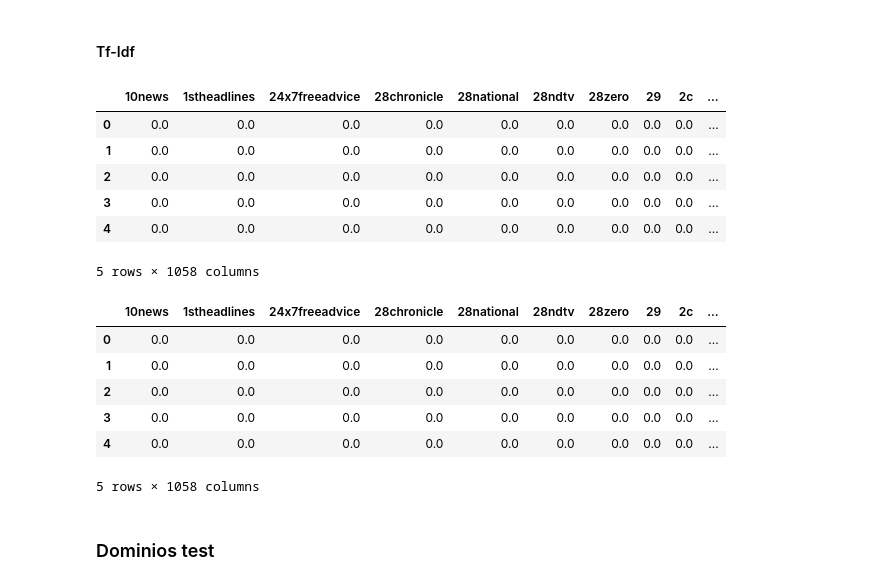
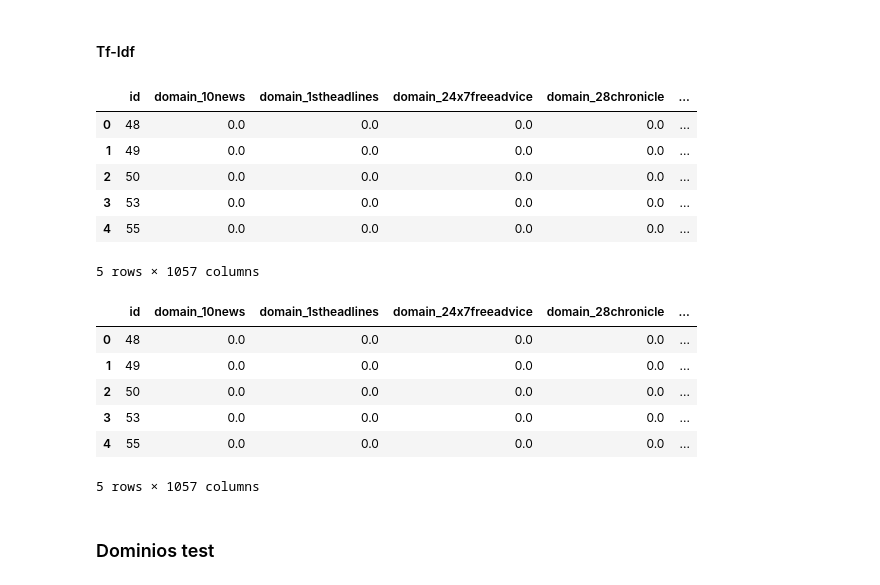
Before and after one commit to anichucai/7506-Datos-datos-tp2, a Jupyter notebook: Features.ipynb, the cells around one changed output. Saved outputs shown, nothing was run; the diff lists cells and outputs as text; code cells hidden in the pictures.

```diff
--- a/Features.ipynb
+++ b/Features.ipynb
@@ -1629,7 +1582,7 @@ https://pandas.pydata.org/pandas-docs/stable/indexing.html#deprecate-loc-reindex
 # %% [markdown]
 ### Dominios train
 # %%
-bow_domain_train_index = links_train['links_domain_str'].dropna().index
+domain_train_index = links_train['links_domain_str'].dropna().index
 corpus = list(links_train['links_domain_str'].dropna())
 # %% [markdown]
 #### BOW
@@ -1659,25 +1613,31 @@ df_bow_domain_train.head()
 # %%
 # Without Smoothing:
 
 tf_idf_vec = TfidfVectorizer(use_idf=True,
                         smooth_idf=False,
                         ngram_range=(1,1),stop_words='english') # to use only  bigrams ngram_range=(2,2)
 #transform
 tf_idf_data = tf_idf_vec.fit_transform(corpus)
 
 #create dataframe
-df_tf_idf_domain_train=pd.DataFrame(tf_idf_data.toarray(),columns=tf_idf_vec.get_feature_names())
-df_tf_idf_domain_train.set_index(bow_domain_train_index)
+
+df_tf_idf_domain_train_cols = ["domain_" + c for c in tf_idf_vec.get_feature_names()]
+df_tf_idf_domain_train=pd.DataFrame(tf_idf_data.toarray(),columns=df_tf_idf_domain_train_cols)
+df_tf_idf_domain_train = df_tf_idf_domain_train.set_index(domain_train_index)
+df_tf_idf_domain_train = df_tf_idf_domain_train.reset_index()
+
+del df_tf_idf_domain_train["domain_www"]
+del df_tf_idf_domain_train["domain_com"]
 
 df_tf_idf_domain_train.head()
 # %% [output]
-|  | 10news | 1stheadlines | 24x7freeadvice | 28chronicle | 28national | 28ndtv | 28zero | 29 | 2c | ... |
-| 0 | 0.0 | 0.0 | 0.0 | 0.0 | 0.0 | 0.0 | 0.0 | 0.0 | 0.0 | ... |
-| 1 | 0.0 | 0.0 | 0.0 | 0.0 | 0.0 | 0.0 | 0.0 | 0.0 | 0.0 | ... |
-| 2 | 0.0 | 0.0 | 0.0 | 0.0 | 0.0 | 0.0 | 0.0 | 0.0 | 0.0 | ... |
-| 3 | 0.0 | 0.0 | 0.0 | 0.0 | 0.0 | 0.0 | 0.0 | 0.0 | 0.0 | ... |
-| 4 | 0.0 | 0.0 | 0.0 | 0.0 | 0.0 | 0.0 | 0.0 | 0.0 | 0.0 | ... |
+|  | id | domain_10news | domain_1stheadlines | domain_24x7freeadvice | domain_28chronicle | ... |
+| 0 | 48 | 0.0 | 0.0 | 0.0 | 0.0 | ... |
+| 1 | 49 | 0.0 | 0.0 | 0.0 | 0.0 | ... |
+| 2 | 50 | 0.0 | 0.0 | 0.0 | 0.0 | ... |
+| 3 | 53 | 0.0 | 0.0 | 0.0 | 0.0 | ... |
+| 4 | 55 | 0.0 | 0.0 | 0.0 | 0.0 | ... |
-5 rows × 1058 columns
+5 rows × 1057 columns
 # %%
 # With Smoothing:
 
@@ -1688,18 +1648,24 @@ tf_idf_vec = TfidfVectorizer(use_idf=True,
 tf_idf_data = tf_idf_vec.fit_transform(corpus)
 
 #create dataframe
-df_tf_idf_smooth_domain_train=pd.DataFrame(tf_idf_data.toarray(),columns=tf_idf_vec.get_feature_names())
-df_tf_idf_smooth_domain_train.set_index(bow_domain_train_index)
+
+df_tf_idf_smooth_domain_train_cols = ["domain_" + c for c in tf_idf_vec.get_feature_names()]
+df_tf_idf_smooth_domain_train=pd.DataFrame(tf_idf_data.toarray(),columns=df_tf_idf_domain_train_cols)
+df_tf_idf_smooth_domain_train = df_tf_idf_smooth_domain_train.set_index(domain_train_index)
+df_tf_idf_smooth_domain_train = df_tf_idf_smooth_domain_train.reset_index()
+
+del df_tf_idf_smooth_domain_train["domain_www"]
+del df_tf_idf_smooth_domain_train["domain_com"]
 
 df_tf_idf_smooth_domain_train.head()
 # %% [output]
-|  | 10news | 1stheadlines | 24x7freeadvice | 28chronicle | 28national | 28ndtv | 28zero | 29 | 2c | ... |
-| 0 | 0.0 | 0.0 | 0.0 | 0.0 | 0.0 | 0.0 | 0.0 | 0.0 | 0.0 | ... |
-| 1 | 0.0 | 0.0 | 0.0 | 0.0 | 0.0 | 0.0 | 0.0 | 0.0 | 0.0 | ... |
-| 2 | 0.0 | 0.0 | 0.0 | 0.0 | 0.0 | 0.0 | 0.0 | 0.0 | 0.0 | ... |
-| 3 | 0.0 | 0.0 | 0.0 | 0.0 | 0.0 | 0.0 | 0.0 | 0.0 | 0.0 | ... |
-| 4 | 0.0 | 0.0 | 0.0 | 0.0 | 0.0 | 0.0 | 0.0 | 0.0 | 0.0 | ... |
+|  | id | domain_10news | domain_1stheadlines | domain_24x7freeadvice | domain_28chronicle | ... |
+| 0 | 48 | 0.0 | 0.0 | 0.0 | 0.0 | ... |
+| 1 | 49 | 0.0 | 0.0 | 0.0 | 0.0 | ... |
+| 2 | 50 | 0.0 | 0.0 | 0.0 | 0.0 | ... |
+| 3 | 53 | 0.0 | 0.0 | 0.0 | 0.0 | ... |
+| 4 | 55 | 0.0 | 0.0 | 0.0 | 0.0 | ... |
-5 rows × 1058 columns
+5 rows × 1057 columns
 # %% [markdown]
 ### Dominios test
 # %%
```
Also changed, not shown: parts of 28 cells of this notebook, 11 other files.
